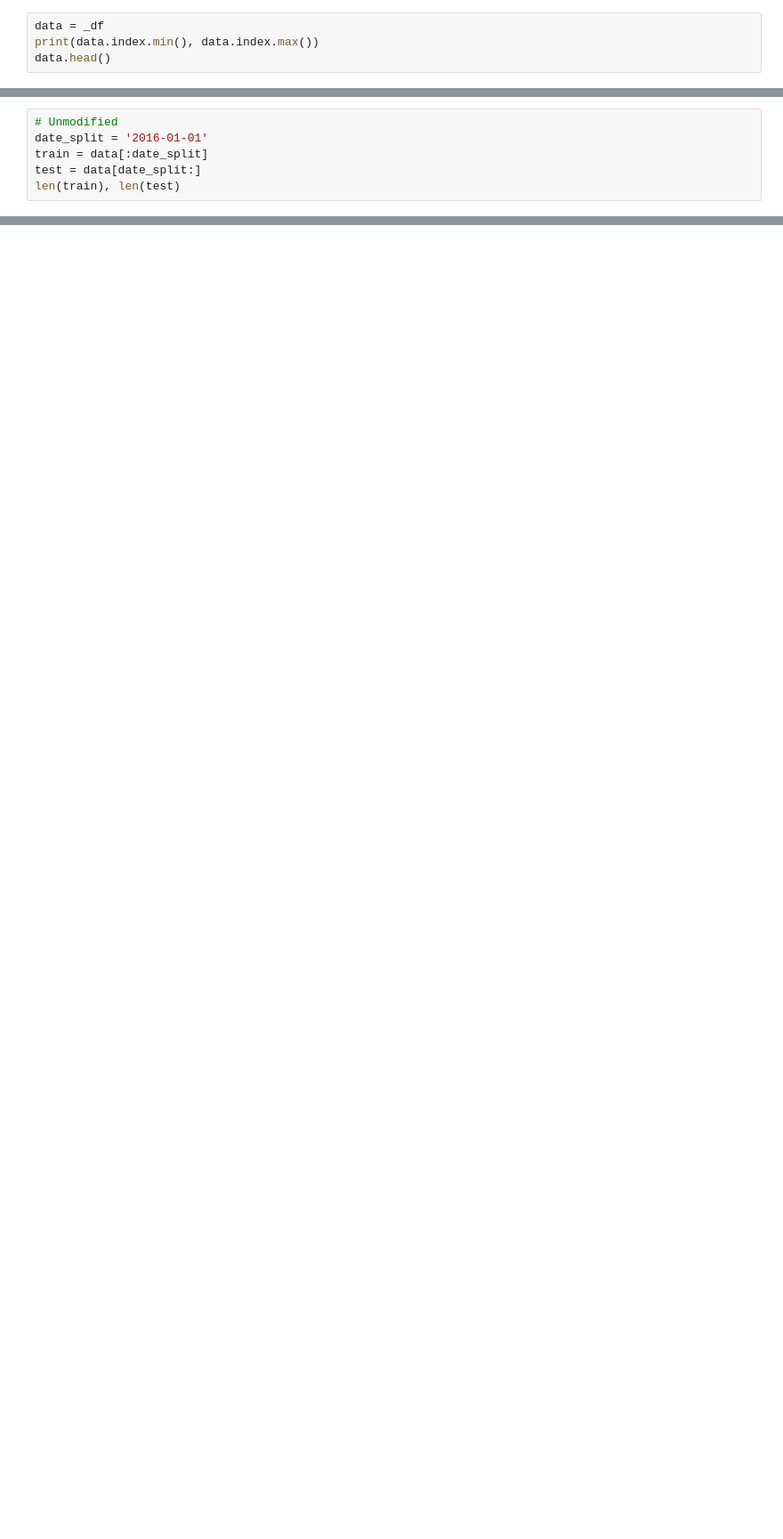
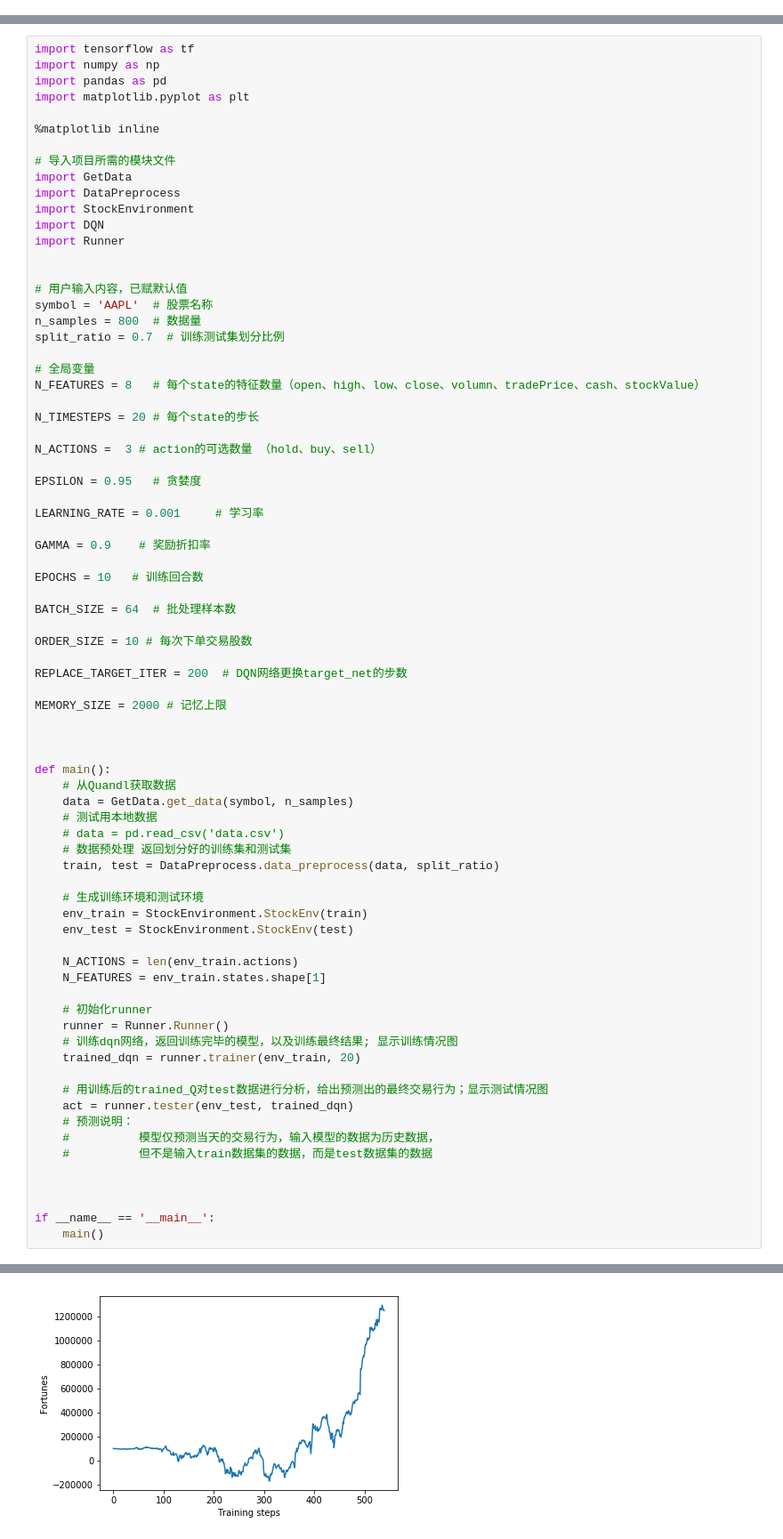
Before and after one commit to YuenShi/Research_MS, a Jupyter notebook: DQN-Trader.ipynb, the cells around one changed output, grey strips where cells are left out. Shown at 89% size. Saved outputs shown, nothing was run; the diff lists cells and outputs as text; blank space fills up the shorter version.

```diff
--- a/DQN-Trader.ipynb
+++ b/DQN-Trader.ipynb
@@ -36,4 +0,0 @@ _df.head()
-# %%
-data = _df
-print(data.index.min(), data.index.max())
-data.head()
@@ -51,6 +0,0 @@ data.head()
-# %%
-# Unmodified
-date_split = '2016-01-01'
-train = data[:date_split]
-test = data[date_split:]
-len(train), len(test)
@@ -792,0 +3,77 @@ game over
+# %%
+import tensorflow as tf
+import numpy as np
+import pandas as pd
+import matplotlib.pyplot as plt
+
+%matplotlib inline
+
+# 导入项目所需的模块文件
+import GetData
+import DataPreprocess
+import StockEnvironment
+import DQN
+import Runner
+
+
+# 用户输入内容，已赋默认值
+symbol = 'AAPL'  # 股票名称
+n_samples = 800  # 数据量
+split_ratio = 0.7  # 训练测试集划分比例
+
+# 全局变量
+N_FEATURES = 8   # 每个state的特征数量（open、high、low、close、volumn、tradePrice、cash、stockValue）
+
+N_TIMESTEPS = 20 # 每个state的步长
+
+N_ACTIONS =  3 # action的可选数量 （hold、buy、sell）
+
+EPSILON = 0.95   # 贪婪度
+
+LEARNING_RATE = 0.001     # 学习率
+
+GAMMA = 0.9    # 奖励折扣率
+
+EPOCHS = 10   # 训练回合数
+
+BATCH_SIZE = 64  # 批处理样本数
+
+ORDER_SIZE = 10 # 每次下单交易股数
+
+REPLACE_TARGET_ITER = 200  # DQN网络更换target_net的步数
+
+MEMORY_SIZE = 2000 # 记忆上限
+
+
+
+def main():
+    # 从Quandl获取数据
+    data = GetData.get_data(symbol, n_samples)
+    # 测试用本地数据
+    # data = pd.read_csv('data.csv')
+    # 数据预处理 返回划分好的训练集和测试集
+    train, test = DataPreprocess.data_preprocess(data, split_ratio)
+
+    # 生成训练环境和测试环境
+    env_train = StockEnvironment.StockEnv(train)
+    env_test = StockEnvironment.StockEnv(test)
+
+    N_ACTIONS = len(env_train.actions)
+    N_FEATURES = env_train.states.shape[1]
+
+    # 初始化runner
+    runner = Runner.Runner()
+    # 训练dqn网络，返回训练完毕的模型，以及训练最终结果; 显示训练情况图
+    trained_dqn = runner.trainer(env_train, 20)
+
+    # 用训练后的trained_Q对test数据进行分析，给出预测出的最终交易行为；显示测试情况图
+    act = runner.tester(env_test, trained_dqn)
+    # 预测说明：
+    #          模型仅预测当天的交易行为，输入模型的数据为历史数据，
+    #          但不是输入train数据集的数据，而是test数据集的数据
+
+
+
+if __name__ == '__main__':
+    main()
+# %% [output]
@@ -792,0 +82 @@ game over
+[figure, added]
```
Also changed, not shown: parts of 45 cells of this notebook, 6 other files.
